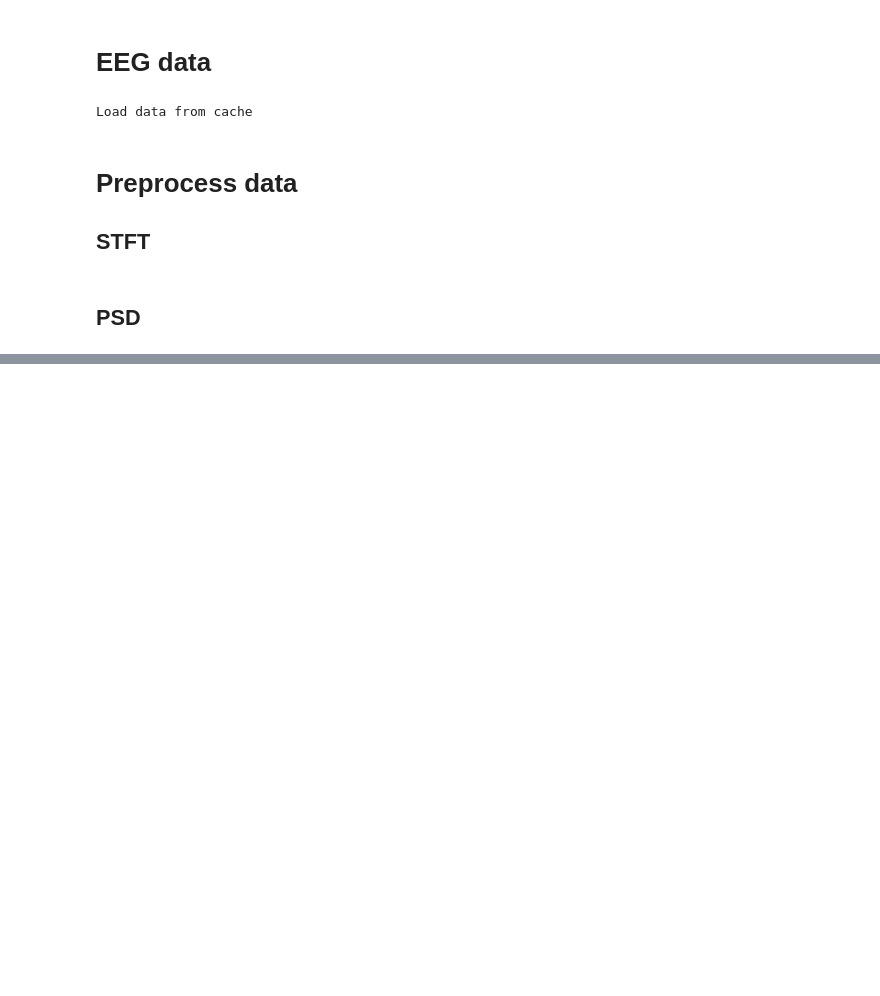
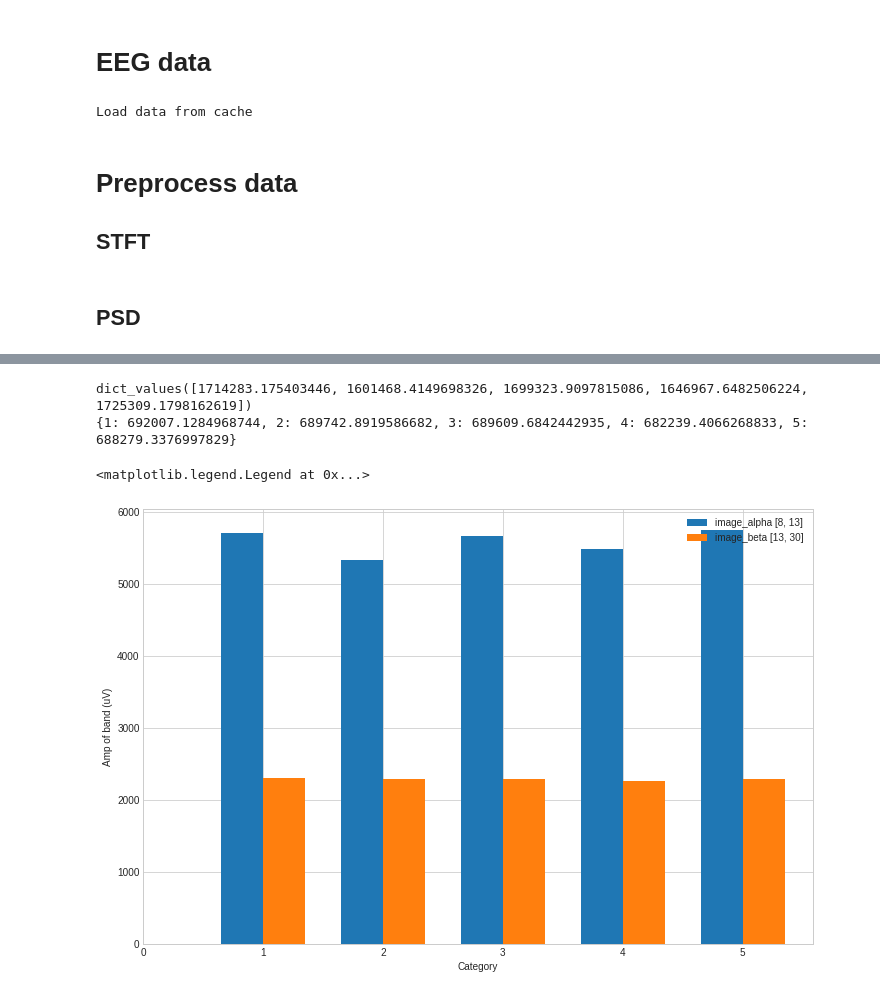
Before and after one commit to akraradets/2021JanHCI, a Jupyter notebook: 4-redo-process/01-emotion.ipynb, the cells around one changed output, grey strips where cells are left out. Saved outputs shown, nothing was run; the diff lists cells and outputs as text; code cells hidden in the pictures; blank space fills up the shorter version.

```diff
--- a/4-redo-process/01-emotion.ipynb
+++ b/4-redo-process/01-emotion.ipynb
@@ -510,0 +519,29 @@ print(bin)
+# %%
+image_X_ori.shape
+image_alpha, image_beta = [], []
+for r in [1]:
+    print("="*20,f"Number {r}","="*20)
+    for index,comb in enumerate(combinations([0,1],r)):
+        print(" ",band_names[list(comb)])
+        selected_x = None
+        # print(bands[ list(comb) ])
+        for pt in bands[ list(comb) ]:
+            # print(pt)
+            if(type(selected_x) == type(None)): selected_x = X[:,:,pt].mean(axis=2)
+            else:
+                selected_x = np.concatenate([selected_x, X[:,:,pt].mean(axis=2)], axis=1)
+        power_mean = selected_x.mean(axis=1)
+        print(power_mean.shape)
+        if(index == 0):  # this is alpha
+            image_alpha = power_mean.copy()
+            print('alpha')
+        elif(index == 1): # this is beta
+            image_beta = power_mean.copy()
+            print('beta')
+
+
+image_cat_alpha = dict({1:0,2:0,3:0,4:0,5:0})
+image_cat_beta = dict({1:0,2:0,3:0,4:0,5:0})
+for index,label in enumerate(image_y_ori):
+    image_cat_alpha[label] = image_cat_alpha[label] + image_alpha[index]
+    image_cat_beta[label] = image_cat_beta[label] + image_beta[index]
@@ -510,0 +556,25 @@ print(bin)
+# %%
+print(image_cat_alpha.values())
+print(image_cat_beta)
+# %% [output]
+dict_values([1714283.175403446, 1601468.4149698326, 1699323.9097815086, 1646967.6482506224, 1725309.1798162619])
+{1: 692007.1284968744, 2: 689742.8919586682, 3: 689609.6842442935, 4: 682239.4066268833, 5: 688279.3376997829}
+# %%
+# plt.bar(image_cat_alpha.keys(), np.array(list(image_cat_alpha.values())) * -1/300)
+# plt.bar(image_cat_beta.keys(),(np.array(list(image_cat_beta.values())) * -1/300))
+
+width = .35
+fig, ax = plt.subplots(figsize=(12,8))
+# row = 10 * np.log10(row)
+ax.bar(image_cat_alpha.keys()                       ,np.array(list(image_cat_alpha.values()))/300, width=width, label=f'image_alpha {filter_list[0]}', ecolor='black', capsize=10)
+ax.bar(np.array(list(image_cat_beta.keys()))+width  ,np.array(list(image_cat_beta.values()))/300, width=width, label=f'image_beta {filter_list[1]}', ecolor='black', capsize=10)
+
+ax.set_xlabel('Category')
+ax.set_ylabel('Amp of band (uV)')
+# ax.set_title('Accuracy of each trait prediction')
+ax.set_xticks(np.arange(6) + width / 2)
+ax.set_xticklabels(np.arange(6))
+ax.legend()
+# %% [output]
+<matplotlib.legend.Legend at 0x...>
+[figure, added]
```
Also changed, not shown: parts of 9 cells of this notebook, 1 other file.
